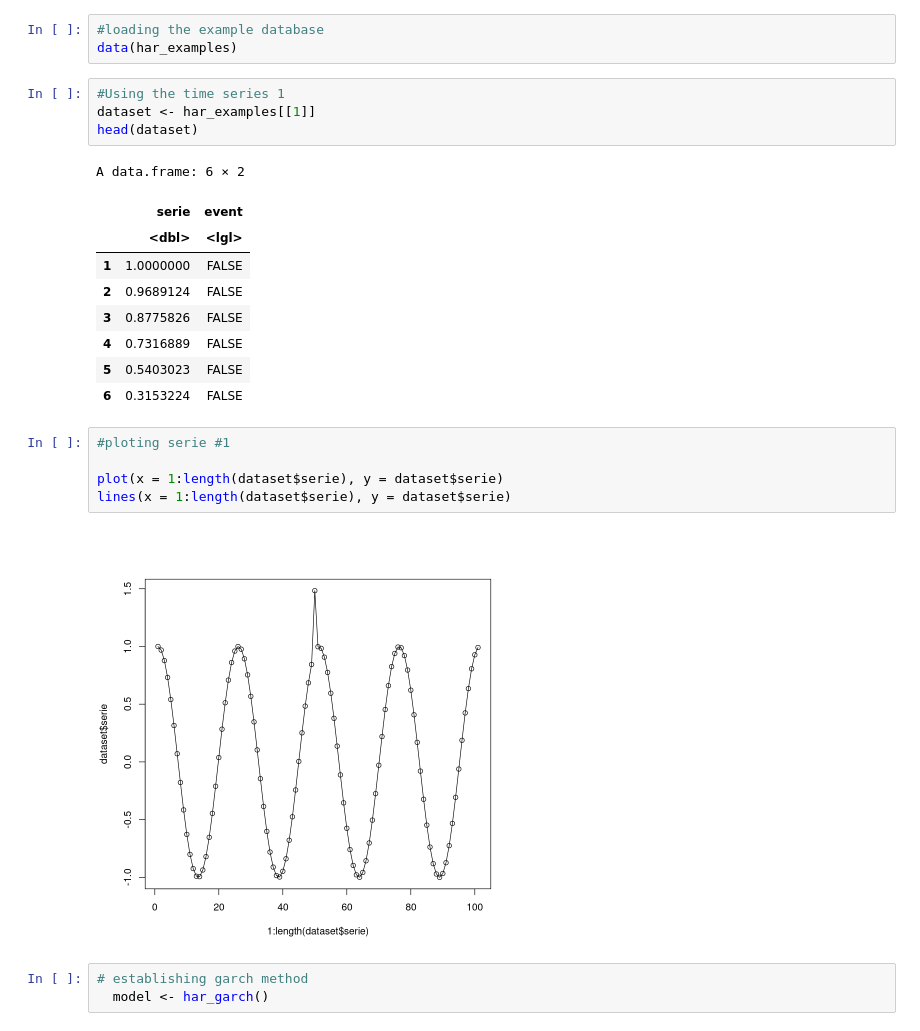
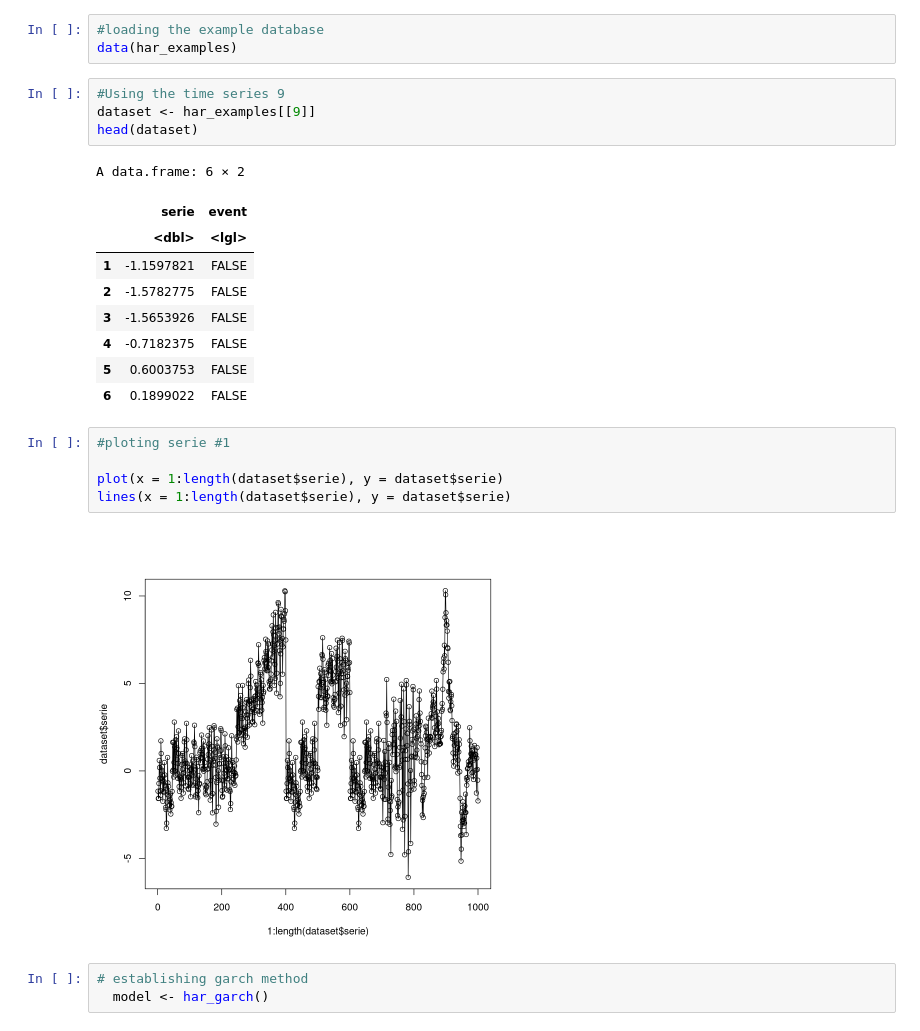
Before and after one commit to cefet-rj-dal/harbinger, a Jupyter notebook: examples/har_garch.ipynb, the cells around one changed output. Saved outputs shown, nothing was run; the diff lists cells and outputs as text.

```diff
--- a/examples/har_garch.ipynb
+++ b/examples/har_garch.ipynb
@@ -31,26 +31,26 @@ The following object is masked from ‘package:base’:
 #loading the example database
 data(har_examples)
 # %%
-#Using the time series 1
-dataset <- har_examples[[1]]
+#Using the time series 9
+dataset <- har_examples[[9]]
 head(dataset)
 # %% [output]
 A data.frame: 6 × 2
 |  | serie | event |
 |  | <dbl> | <lgl> |
-| 1 | 1.0000000 | FALSE |
-| 2 | 0.9689124 | FALSE |
-| 3 | 0.8775826 | FALSE |
-| 4 | 0.7316889 | FALSE |
-| 5 | 0.5403023 | FALSE |
-| 6 | 0.3153224 | FALSE |
+| 1 | -1.1597821 | FALSE |
+| 2 | -1.5782775 | FALSE |
+| 3 | -1.5653926 | FALSE |
+| 4 | -0.7182375 | FALSE |
+| 5 | 0.6003753 | FALSE |
+| 6 | 0.1899022 | FALSE |
 # %%
 #ploting serie #1
 
 plot(x = 1:length(dataset$serie), y = dataset$serie)
 lines(x = 1:length(dataset$serie), y = dataset$serie)
 # %% [output]
-[figure, old version]
+[figure, new version]
 # %%
 # establishing garch method
   model <- har_garch()
```
Also changed, not shown: parts of 3 cells of this notebook.
